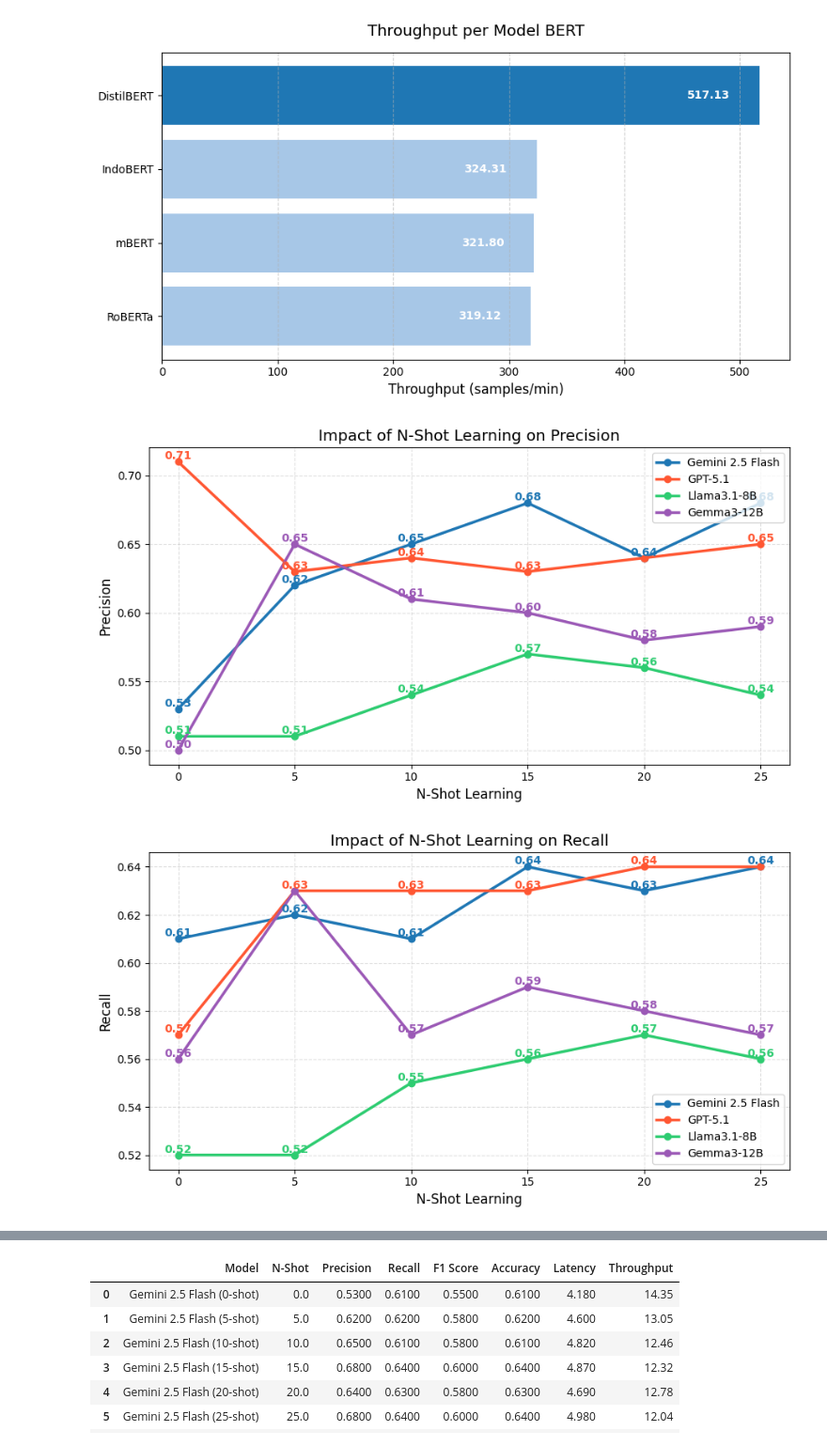
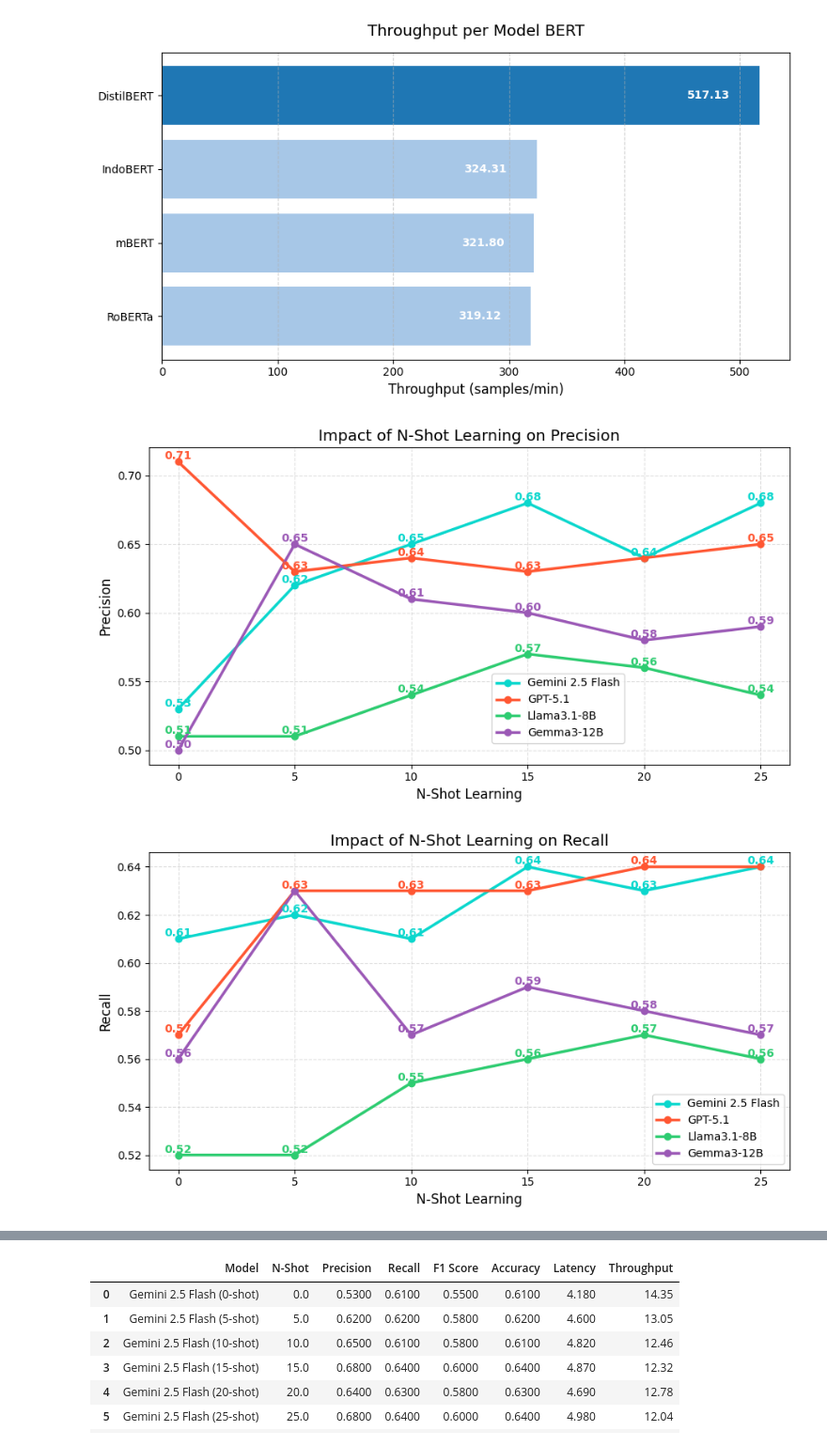
Before and after one commit to RasyadBima15/Multiclass-Emotion-Classification-on-Indonesian-Product-Reviews, a Jupyter notebook: Result/General/code.ipynb, the cells around one changed output, grey strips where cells are left out. Shown at 94% size. Cells and saved outputs as stored; diff of their text form; code cells hidden in the pictures.

```diff
--- a/Result/General/code.ipynb
+++ b/Result/General/code.ipynb
@@ -232,7 +232,7 @@ models = {
 }
 
 colors = {
-    "Gemini 2.5 Flash": "#1F77B4",  # biru mencolok
+    "Gemini 2.5 Flash": "#0BD7CD",
     "GPT-5.1": "#FF5733",           # merah terang
     "Llama3.1-8B": "#2ECC71",       # hijau cerah
     "Gemma3-12B": "#9B59B6"         # ungu terang
@@ -250,44 +250,45 @@ def plot_metric(metric):
 
     # Tambahkan teks nilai, hindari duplikat
     for i, shot in enumerate(shots):
-        shown_values = set()  # nilai yang sudah ditampilkan pada titik ini
+        shown_values = set()
         for model, values in models.items():
             value = values[metric][i]
-
-            # Jika value sudah muncul pada point yang sama, skip duplicate
             if value in shown_values:
                 continue
             shown_values.add(value)
-
             plt.text(
                 shot, value,
                 f"{value:.2f}",
                 fontsize=10, fontweight='bold',
                 ha='center', va='bottom',
                 color=colors[model]
             )
 
-    # Title
+    # Title & label
     plt.title(f"Impact of N-Shot Learning on {metric}", fontsize=14)
     plt.xlabel("N-Shot Learning", fontsize=12)
-
-    # Satuan Y-axis
     if metric == "Latency":
         plt.ylabel("Latency (sec/sample)", fontsize=12)
     elif metric == "Throughput":
         plt.ylabel("Throughput (samples/min)", fontsize=12)
     else:
         plt.ylabel(metric, fontsize=12)
 
     plt.grid(True, linestyle='--', alpha=0.4)
     plt.xticks(shots)
-    plt.legend()
+
+    # Legend
+    if metric == "Precision":
+        plt.legend(loc='lower right', bbox_to_anchor=(0.75, 0.05))
+    else:
+        plt.legend()
+
     plt.tight_layout()
     plt.show()
 
 # Generate plots
 for m in metrics:
     plot_metric(m)
 # %% [output]
-[figure, old version]
+[figure, new version]
-[figure, old version]
+[figure, new version]
```
Also changed, not shown: parts of 6 cells of this notebook, 16 other files.
